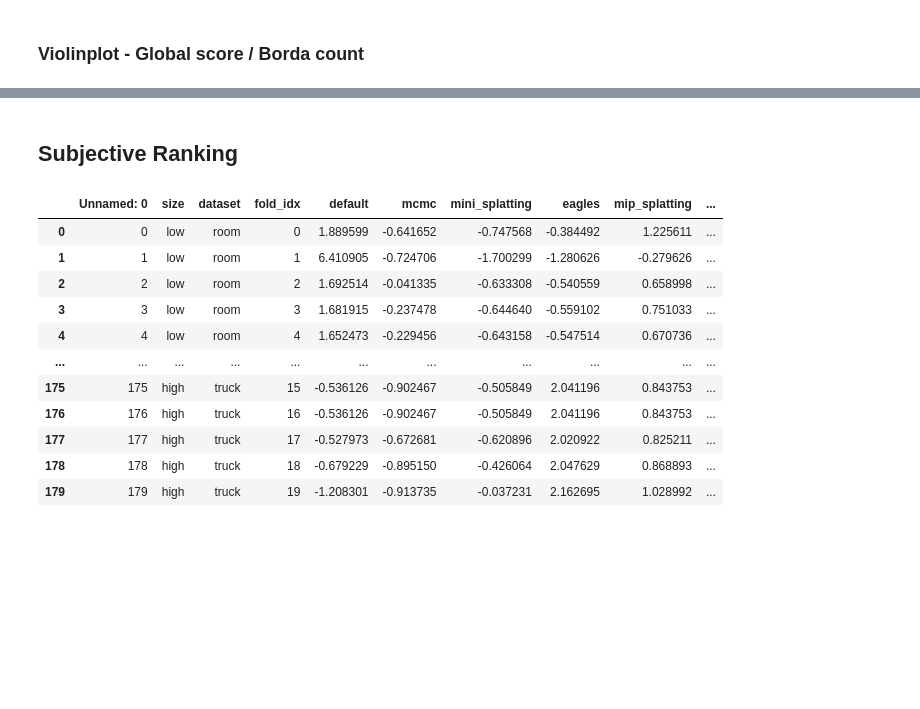
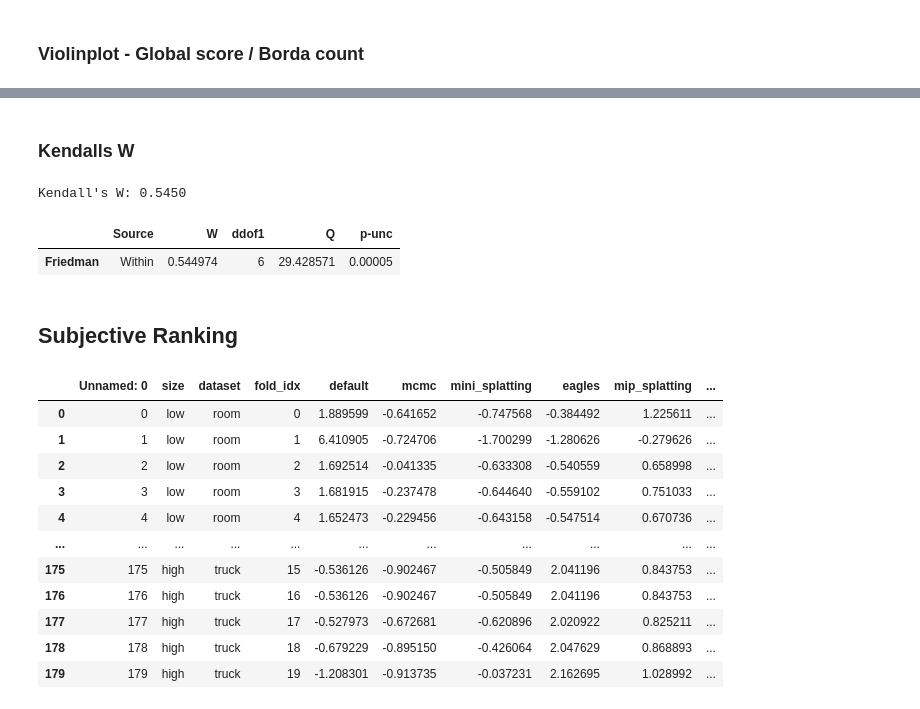
Before and after one commit to PaulErpen/final-data-analysis, a Jupyter notebook: joint-data-analysis.ipynb, the cells around one changed output, grey strips where cells are left out. Drawn from its saved outputs; the diff is of its cells as text; code cells hidden in the pictures; blank space fills up the shorter version.

```diff
--- a/joint-data-analysis.ipynb
+++ b/joint-data-analysis.ipynb
@@ -298,3 +277,28 @@ plt.show()
+# %% [markdown]
+### Kendalls W
+# %%
+objective_kendall = df_metrics.groupby(["model", "dataset", "size"])["ssim"].mean().unstack(level=0)
+
+def compute_kendall(data: pd.DataFrame) -> float:
+    ranked_data = data.rank(axis=1)
+
+    m, n = ranked_data.shape
+
+    R_i = ranked_data.sum(axis=0)
+    S = ((R_i - R_i.mean()) ** 2).sum()
+
+    return 12 * S / (m**2 * (n**3 - n))
+
+print(f"Kendall's W: {compute_kendall(objective_kendall):.4f}")
+# %% [output]
+Kendall's W: 0.5450
+# %%
+import pingouin as pg
+
+pg.friedman(objective_kendall)
+# %% [output]
+|  | Source | W | ddof1 | Q | p-unc |
+| Friedman | Within | 0.544974 | 6 | 29.428571 | 0.00005 |
 # %% [markdown]
 ## Subjective Ranking
 # %%
```
Also changed, not shown: parts of 28 cells of this notebook.
